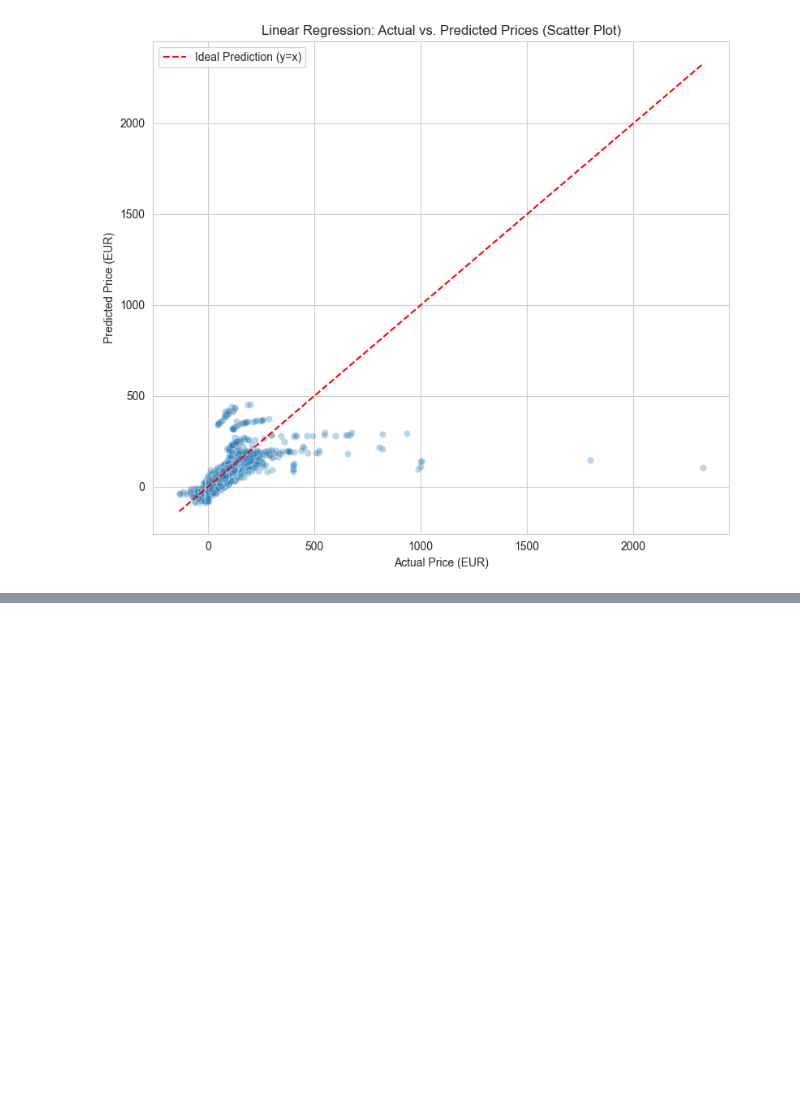
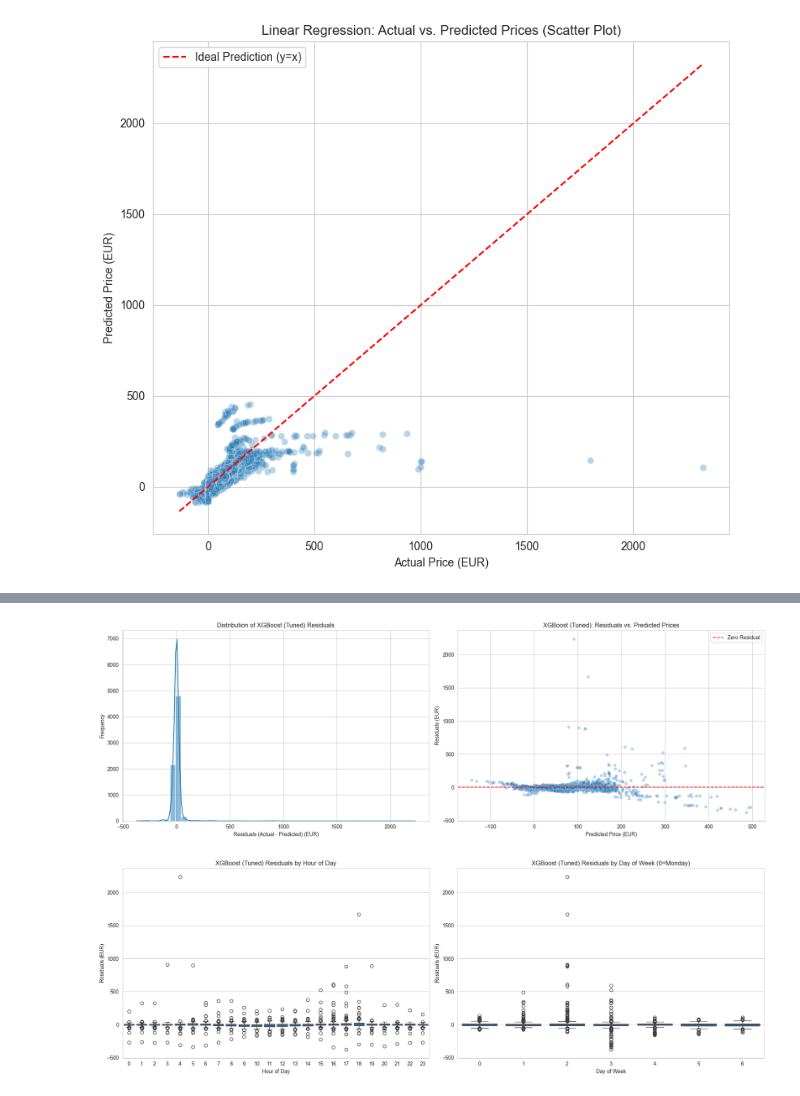
Before and after one commit to RNstu08/Electricity-Price-Forecast, a Jupyter notebook: day_ahead_price_forecasting.ipynb, the cells around one changed output, grey strips where cells are left out. Cells and saved outputs as stored; diff of their text form; code cells hidden in the pictures; blank space fills up the shorter version.

```diff
--- a/day_ahead_price_forecasting.ipynb
+++ b/day_ahead_price_forecasting.ipynb
@@ -567,0 +580,3 @@ plt.show()
+# %%
+# inheriting features from previous steps (like # df already contain corrected lags and prev_day_avg_price_calc from Task 2)
+df_advanced = df.copy()
@@ -567,0 +1185,42 @@ plt.show()
+# %%
+# Detailed Residual Analysis for Best Performing Model (XGBoost Tuned)
+if 'XGBoost (Tuned)' in last_fold_plot_data_optimized:
+    xgb_opt_residuals = actual_prices_last_fold_optimized - last_fold_plot_data_optimized['XGBoost (Tuned)']
+    xgb_opt_predicted_prices = last_fold_plot_data_optimized['XGBoost (Tuned)']
+
+    plt.figure(figsize=(18, 6))
+    plt.subplot(1, 2, 1)
+    sns.histplot(xgb_opt_residuals, bins=50, kde=True)
+    plt.title('Distribution of XGBoost (Tuned) Residuals')
+    plt.xlabel('Residuals (Actual - Predicted) (EUR)')
+    plt.ylabel('Frequency')
+
+    plt.subplot(1, 2, 2)
+    sns.scatterplot(x=xgb_opt_predicted_prices, y=xgb_opt_residuals, alpha=0.3)
+    plt.axhline(0, color='r', linestyle='--', label='Zero Residual')
+    plt.title('XGBoost (Tuned): Residuals vs. Predicted Prices')
+    plt.xlabel('Predicted Price (EUR)')
+    plt.ylabel('Residuals (EUR)')
+    plt.legend()
+    plt.tight_layout()
+    plt.show()
+
+    plt.figure(figsize=(18, 6))
+    plt.subplot(1, 2, 1)
+    sns.boxplot(x=contract_delivery_last_fold_optimized.dt.hour, y=xgb_opt_residuals)
+    plt.title('XGBoost (Tuned) Residuals by Hour of Day')
+    plt.xlabel('Hour of Day')
+    plt.ylabel('Residuals (EUR)')
+
+    plt.subplot(1, 2, 2)
+    sns.boxplot(x=contract_delivery_last_fold_optimized.dt.dayofweek, y=xgb_opt_residuals)
+    plt.title('XGBoost (Tuned) Residuals by Day of Week (0=Monday)')
+    plt.xlabel('Day of Week')
+    plt.ylabel('Residuals (EUR)')
+    plt.tight_layout()
+    plt.show()
+else:
+    print("\nXGBoost (Tuned) predictions not available for detailed residual analysis.")
+# %% [output]
+[figure, added]
+[figure, added]
```
Also changed, not shown: parts of 63 cells of this notebook.
